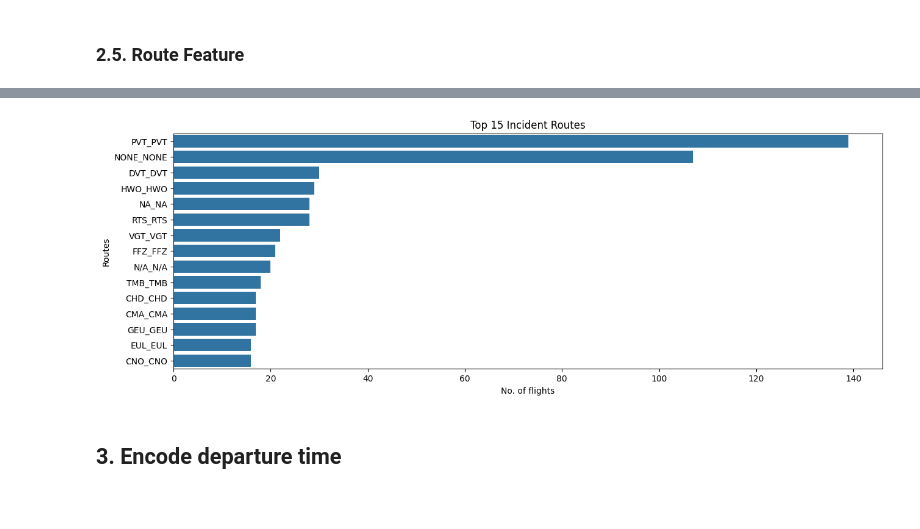
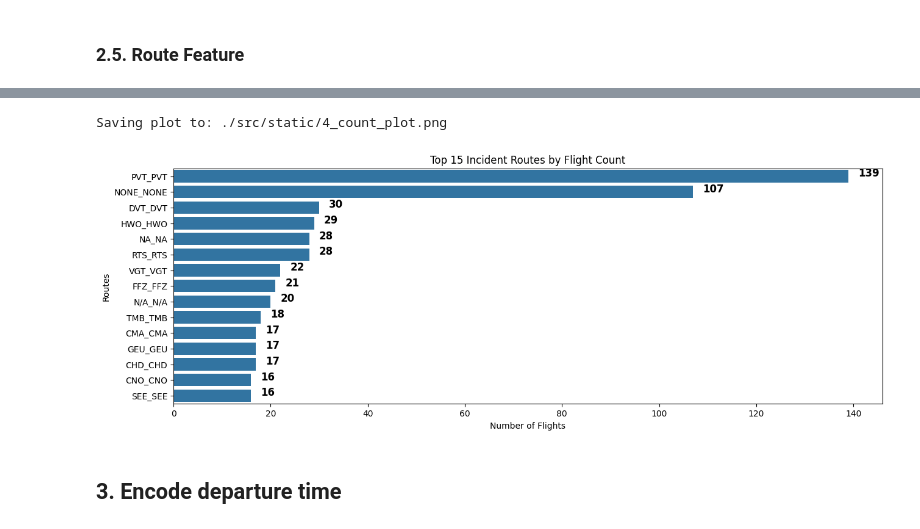
Before and after one commit to 4GeeksAcademy/maps-aviation_final_project, a Jupyter notebook: notebooks/02-data_preparation.ipynb, the cells around one changed output, grey strips where cells are left out. Drawn from its saved outputs; the diff is of its cells as text; code cells hidden in the pictures.

```diff
--- a/notebooks/02-data_preparation.ipynb
+++ b/notebooks/02-data_preparation.ipynb
@@ -200,15 +300,40 @@ incident_df
 # %%
 # Plot incident routes
-plt.figure(figsize=(15, 5))
-level_counts=incident_df['route'].value_counts().head(15).index
-sns.countplot(data=incident_df, y='route', order=level_counts)
+plt.figure(figsize=(15, 5))  # Set figure size for better readability
 
-plt.title('Top 15 Incident Routes')
-plt.xlabel('No. of flights')
-plt.ylabel('Routes');
+# Get the top 15 most frequent incident routes
+level_counts = incident_df['route'].value_counts().head(15)
+
+# Create a horizontal count plot for incident routes
+sns.countplot(data=incident_df, y='route', order=level_counts.index)
+
+# Set plot title and labels
+plt.title('Top 15 Incident Routes by Flight Count')
+plt.xlabel('Number of Flights')
+plt.ylabel('Routes')
+
+# Add value labels on top of bars
+for i, v in enumerate(level_counts):
+    plt.text(v + 2, i, str(v), ha='left', fontsize=12, fontweight='bold')
+
+# Ensure the output directory exists
+output_dir = config.STATIC_APP_ASSETS
+os.makedirs(output_dir, exist_ok=True)  # Create directory if it doesn't exist
+
+# Construct the full file path for saving the plot
+file_path = os.path.join(output_dir, "4_count_plot.png")
+
+# Save the figure as a PNG file with tight bounding box
+plt.savefig(file_path, format="png", bbox_inches="tight")
+
+# Print confirmation message
+print(f"Saving plot to: {file_path}")
+
+# Display the plot
 plt.show()
 # %% [output]
+Saving plot to: ./src/static/4_count_plot.png
-[figure, old version]
+[figure, new version]
 # %% [markdown]
 ## 3. Encode departure time
 # %%
```
Also changed, not shown: parts of 29 cells of this notebook, 8 other files.
